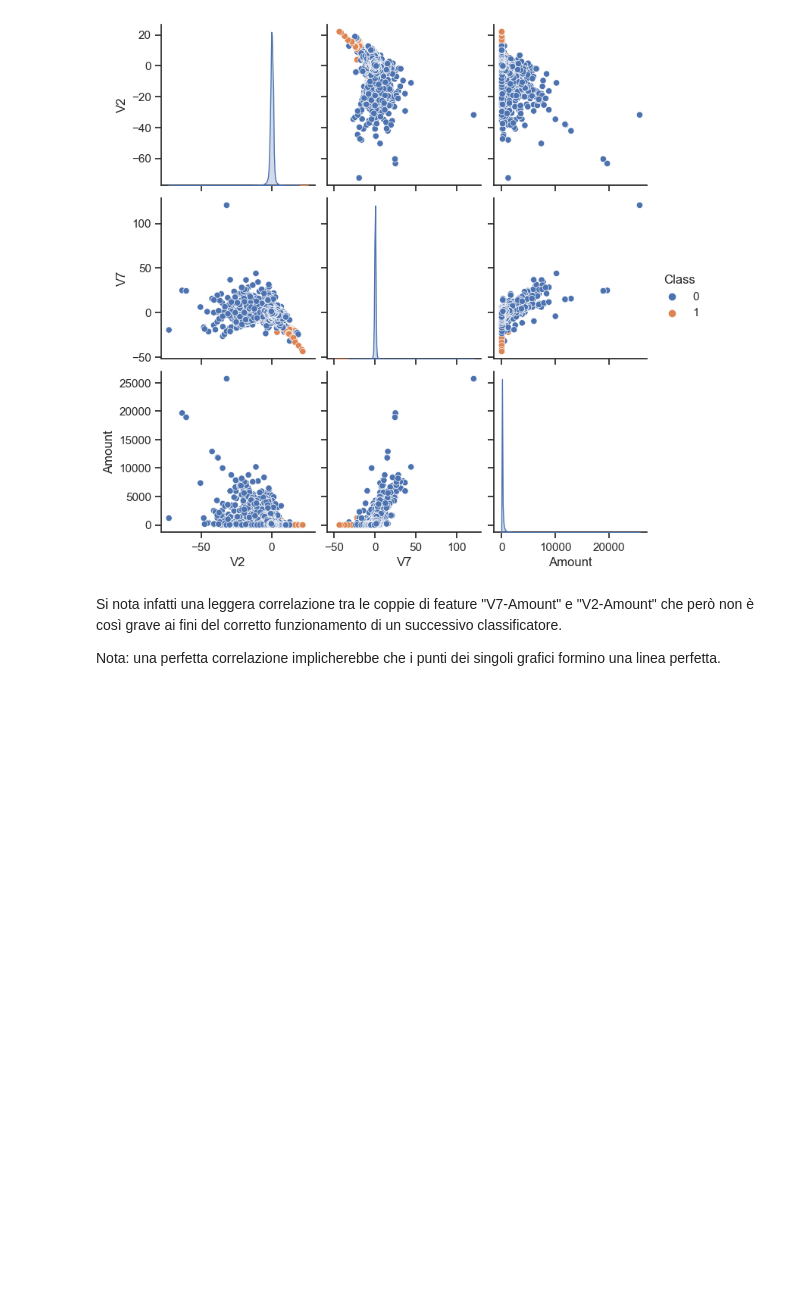
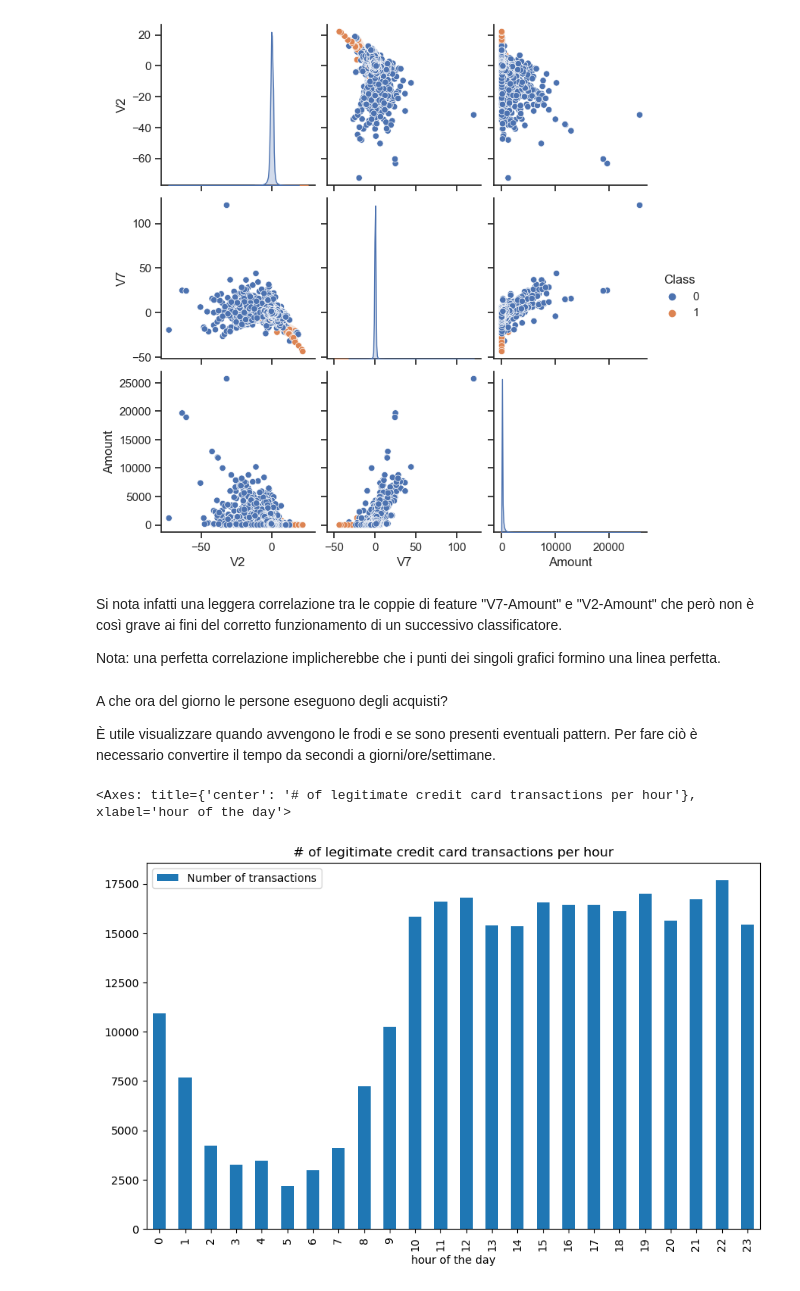
Before and after one commit to FrankDena/ProgettoML, a Jupyter notebook: progetto.ipynb, the cells around one changed output. Cells and saved outputs as stored; diff of their text form; code cells hidden in the pictures; blank space fills up the shorter version.

```diff
--- a/progetto.ipynb
+++ b/progetto.ipynb
@@ -199,3 +200,27 @@ sns.pairplot(dataset[["V2","V7","Amount","Class"]], hue="Class")
 Si nota infatti una leggera correlazione tra le coppie di feature "V7-Amount" e "V2-Amount" che però non è così grave ai fini del corretto funzionamento di un successivo classificatore.
 
 Nota: una perfetta correlazione implicherebbe che i punti dei singoli grafici formino una linea perfetta.
+# %% [markdown]
+A che ora del giorno le persone eseguono degli acquisti?
+
+È utile visualizzare quando avvengono le frodi e se sono presenti eventuali pattern.
+Per fare ciò è necessario convertire il tempo da secondi a giorni/ore/settimane.
+# %%
+# Il tempo è fornito in secondi trascorsi dalla prima transazione, perciò possiamo non considerare gli anni
+def convert_totime(seconds):
+    return datetime.datetime.fromtimestamp(seconds);
+
+timeAnalysis = dataset[['Time', 'Amount', 'Class']].copy()
+timeAnalysis['datetime'] = timeAnalysis.Time.apply(convert_totime)
+# Poichè il tempo massimo è 172792 secondi che corrisponde a circa 48 ore: 172792 / (60*60)
+# graficare i dati ora per ora è utile
+timeAnalysis['hour of the day'] = timeAnalysis.datetime.dt.hour
+timeAnalysisGrouped = timeAnalysis.groupby(['Class', 'hour of the day'])['Amount'].count()
+# %%
+plt.figure(figsize = (10, 6))
+validTransactions = timeAnalysisGrouped[0].copy()
+validTransactions.name = 'Number of transactions'
+validTransactions.plot.bar(title = '# of legitimate credit card transactions per hour', legend = True)
+# %% [output]
+<Axes: title={'center': '# of legitimate credit card transactions per hour'}, xlabel='hour of the day'>
+[figure, added]
```
Also changed, not shown: parts of 18 cells of this notebook.
